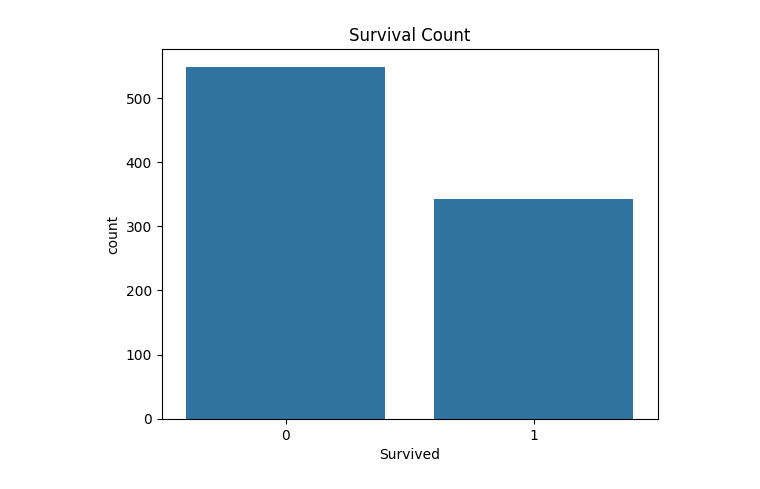
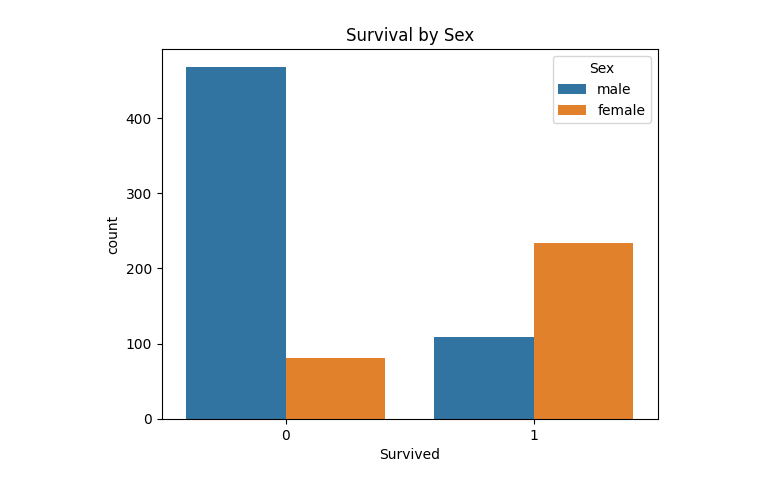
Before and after one commit to higakaga/Analysis_practice, a Jupyter notebook: titanic_eda_modeling.ipynb, the cells around one changed output. Drawn from its saved outputs; the diff is of its cells as text; code cells hidden in the pictures.

```diff
--- a/titanic_eda_modeling.ipynb
+++ b/titanic_eda_modeling.ipynb
@@ -50,6 +70,7 @@ max      6.000000  512.329200
 # %%
-sns.countplot(x='Survived', data=train)
-plt.title('Survival Count')
+# 성별에 따른 생존율
+sns.countplot(x='Survived', hue='Sex', data=train)
+plt.title('Survival by Sex')
 plt.show()
 # %% [output]
-[figure, old version]
+[figure, new version]
```
Also changed, not shown: parts of 23 cells of this notebook.
